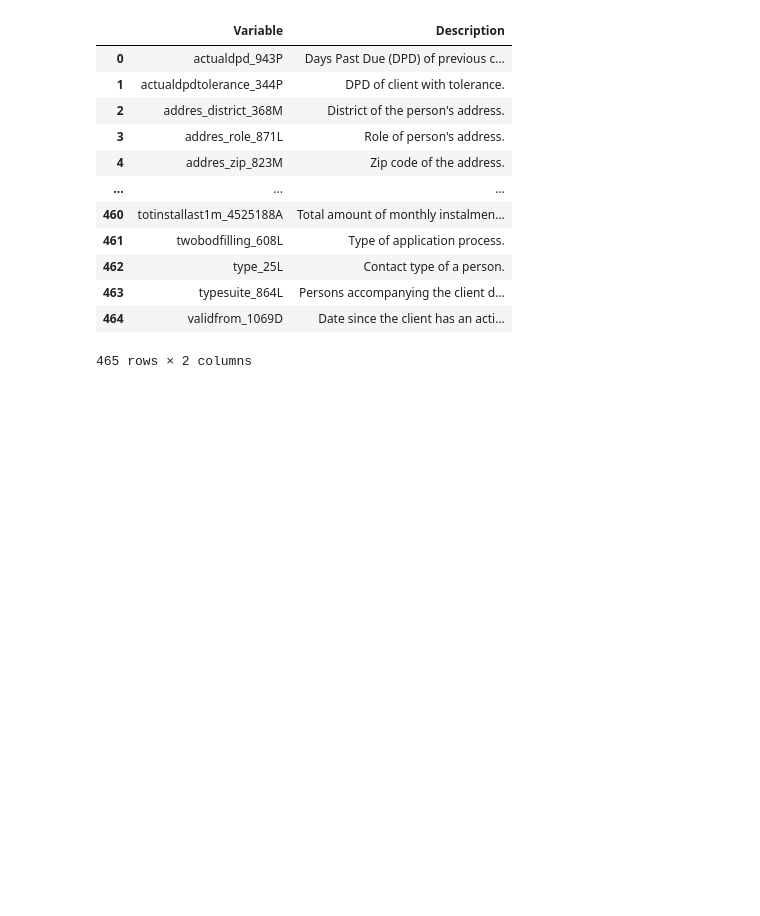
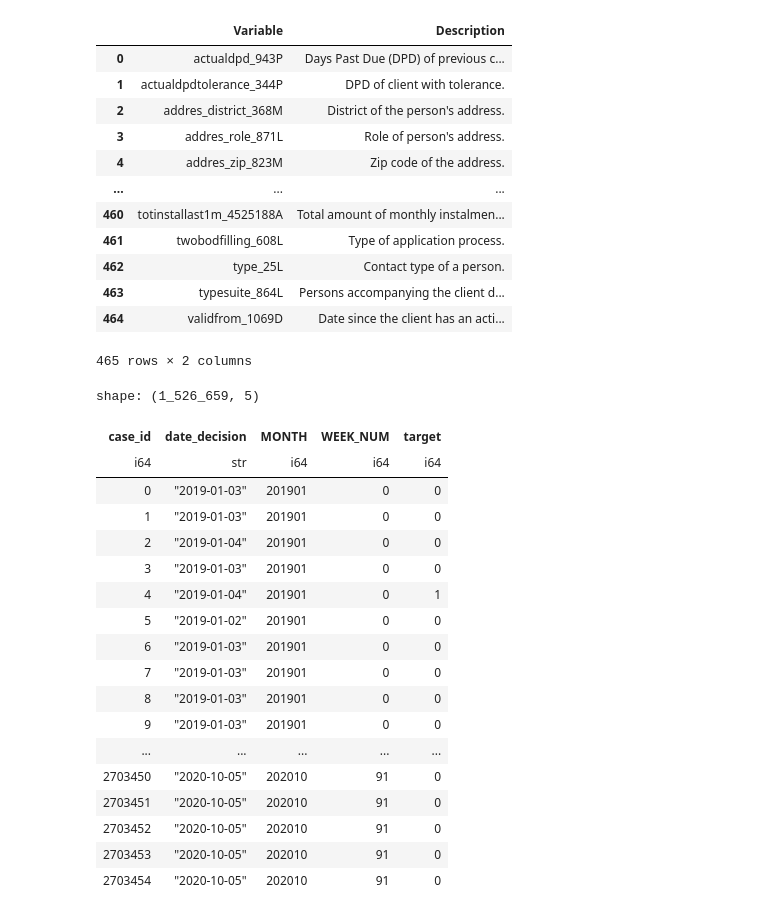
Before and after one commit to unknowncode0/Home-Credit-Risk, a Jupyter notebook: Home credit prediction.ipynb, the cells around one changed output. Drawn from its saved outputs; the diff is of its cells as text; code cells hidden in the pictures; blank space fills up the shorter version.

```diff
--- a/Home credit prediction.ipynb
+++ b/Home credit prediction.ipynb
@@ -43,3 +43,27 @@ if __name__ == '__main__':
 | 463 | typesuite_864L | Persons accompanying the client d... |
 | 464 | validfrom_1069D | Date since the client has an acti... |
 465 rows × 2 columns
+# %%
+#在data_base中每个id对应着一个目标值，有借款的日期和月份，
+data_base=pl.read_parquet(CFG.train_dir/'train_base.parquet')
+data_base
+# %% [output]
+shape: (1_526_659, 5)
+| case_id | date_decision | MONTH | WEEK_NUM | target |
+| i64 | str | i64 | i64 | i64 |
+| 0 | "2019-01-03" | 201901 | 0 | 0 |
+| 1 | "2019-01-03" | 201901 | 0 | 0 |
+| 2 | "2019-01-04" | 201901 | 0 | 0 |
+| 3 | "2019-01-03" | 201901 | 0 | 0 |
+| 4 | "2019-01-04" | 201901 | 0 | 1 |
+| 5 | "2019-01-02" | 201901 | 0 | 0 |
+| 6 | "2019-01-03" | 201901 | 0 | 0 |
+| 7 | "2019-01-03" | 201901 | 0 | 0 |
+| 8 | "2019-01-03" | 201901 | 0 | 0 |
+| 9 | "2019-01-03" | 201901 | 0 | 0 |
+| ... | ... | ... | ... | ... |
+| 2703450 | "2020-10-05" | 202010 | 91 | 0 |
+| 2703451 | "2020-10-05" | 202010 | 91 | 0 |
+| 2703452 | "2020-10-05" | 202010 | 91 | 0 |
+| 2703453 | "2020-10-05" | 202010 | 91 | 0 |
+| 2703454 | "2020-10-05" | 202010 | 91 | 0 |
```
Also changed, not shown: parts of 12 cells of this notebook.
